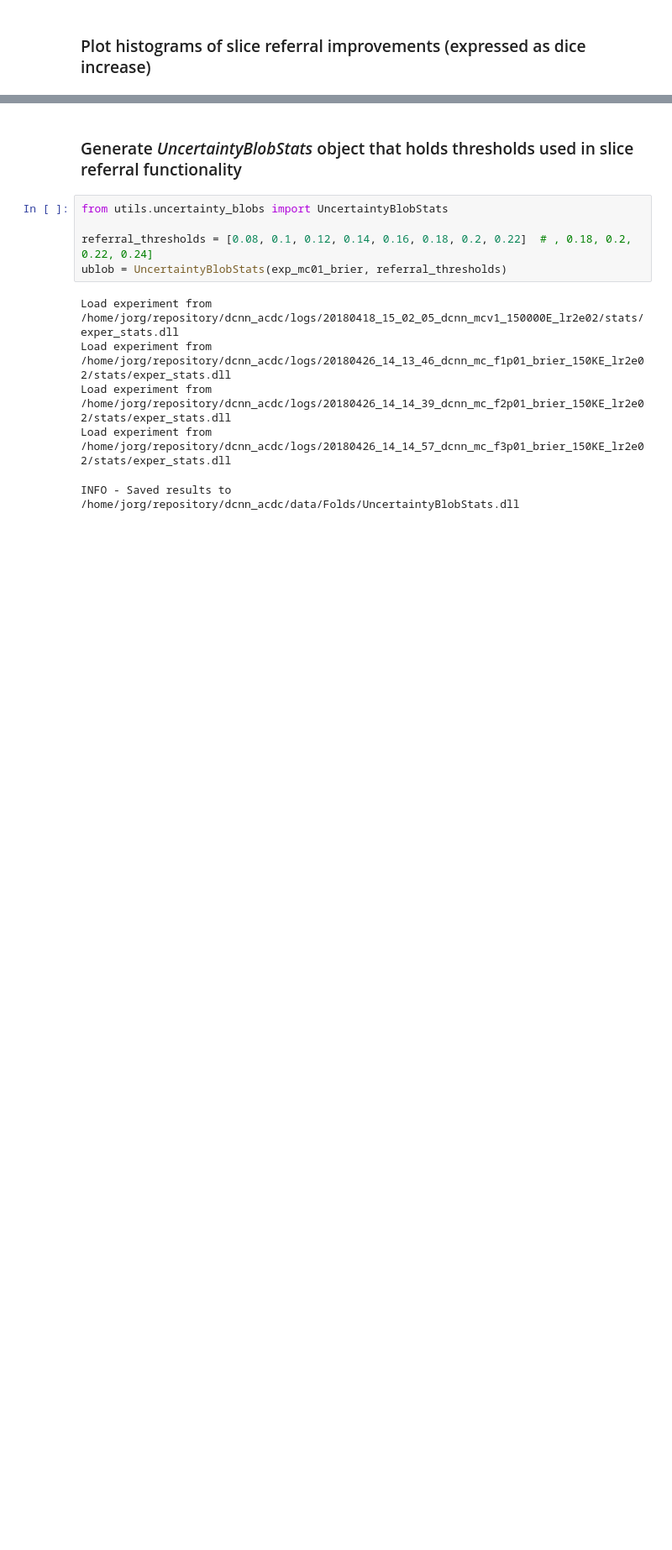
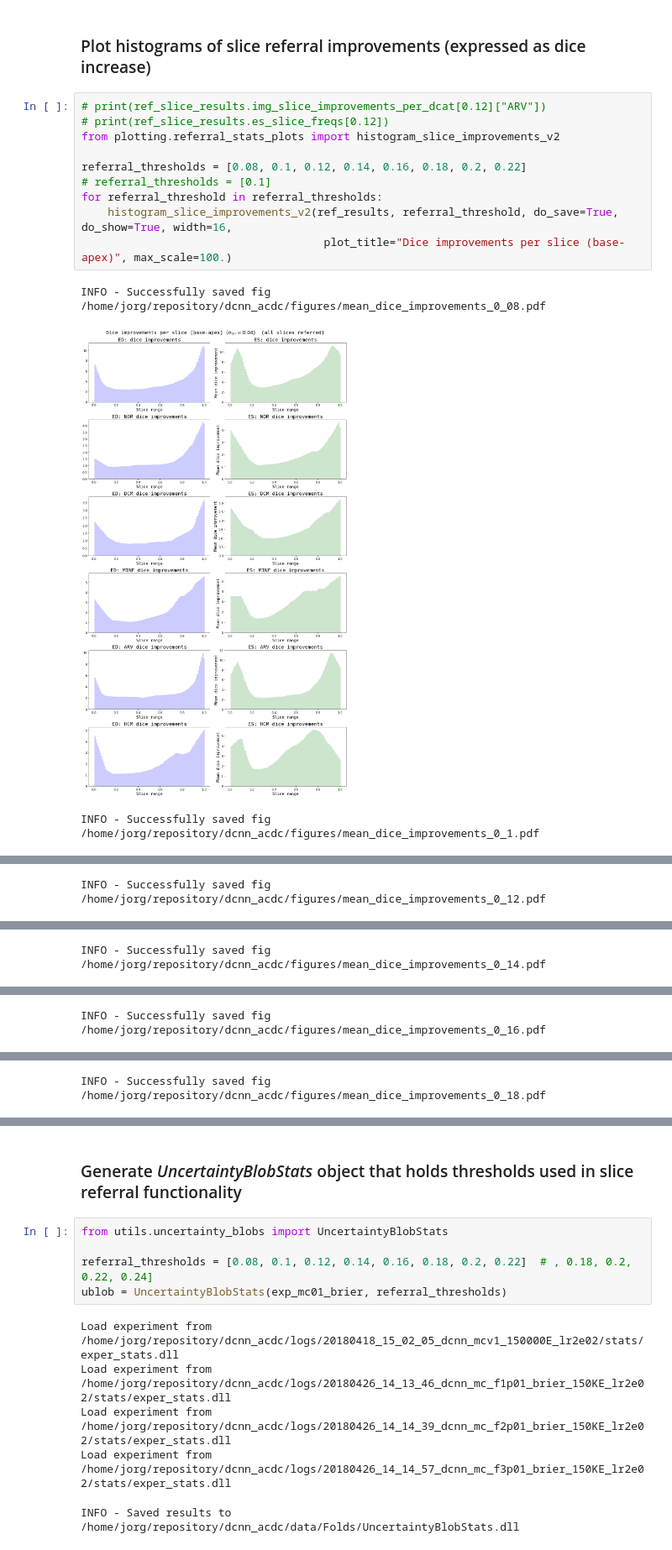
Before and after one commit to toologicbv/dcnn_acdc, a Jupyter notebook: notebooks/referral_test.ipynb, the cells around one changed output, grey strips where cells are left out. Shown at 84% size. Drawn from its saved outputs; the diff is of its cells as text; blank space fills up the shorter version.

```diff
--- a/notebooks/referral_test.ipynb
+++ b/notebooks/referral_test.ipynb
@@ -215,2 +201,16 @@ plot_referral_results(ref_results, ref_slice_results=ref_slice_results,
 # %% [markdown]
 ### Plot histograms of slice referral improvements (expressed as dice increase)
+# %%
+# print(ref_slice_results.img_slice_improvements_per_dcat[0.12]["ARV"])
+# print(ref_slice_results.es_slice_freqs[0.12])
+from plotting.referral_stats_plots import histogram_slice_improvements_v2
+
+referral_thresholds = [0.08, 0.1, 0.12, 0.14, 0.16, 0.18, 0.2, 0.22]
+# referral_thresholds = [0.1]
+for referral_threshold in referral_thresholds:
+    histogram_slice_improvements_v2(ref_results, referral_threshold, do_save=True, do_show=True, width=16,
+                                     plot_title="Dice improvements per slice (base-apex)", max_scale=100.)
+# %% [output]
+INFO - Successfully saved fig /home/jorg/repository/dcnn_acdc/figures/mean_dice_improvements_0_08.pdf
+[figure, added]
+INFO - Successfully saved fig /home/jorg/repository/dcnn_acdc/figures/mean_dice_improvements_0_1.pdf
@@ -216,0 +218 @@ plot_referral_results(ref_results, ref_slice_results=ref_slice_results,
+INFO - Successfully saved fig /home/jorg/repository/dcnn_acdc/figures/mean_dice_improvements_0_12.pdf
@@ -216,0 +220 @@ plot_referral_results(ref_results, ref_slice_results=ref_slice_results,
+INFO - Successfully saved fig /home/jorg/repository/dcnn_acdc/figures/mean_dice_improvements_0_14.pdf
@@ -216,0 +222 @@ plot_referral_results(ref_results, ref_slice_results=ref_slice_results,
+INFO - Successfully saved fig /home/jorg/repository/dcnn_acdc/figures/mean_dice_improvements_0_16.pdf
@@ -216,0 +224 @@ plot_referral_results(ref_results, ref_slice_results=ref_slice_results,
+INFO - Successfully saved fig /home/jorg/repository/dcnn_acdc/figures/mean_dice_improvements_0_18.pdf
```
Also changed, not shown: parts of 13 cells of this notebook, 8 other files.
